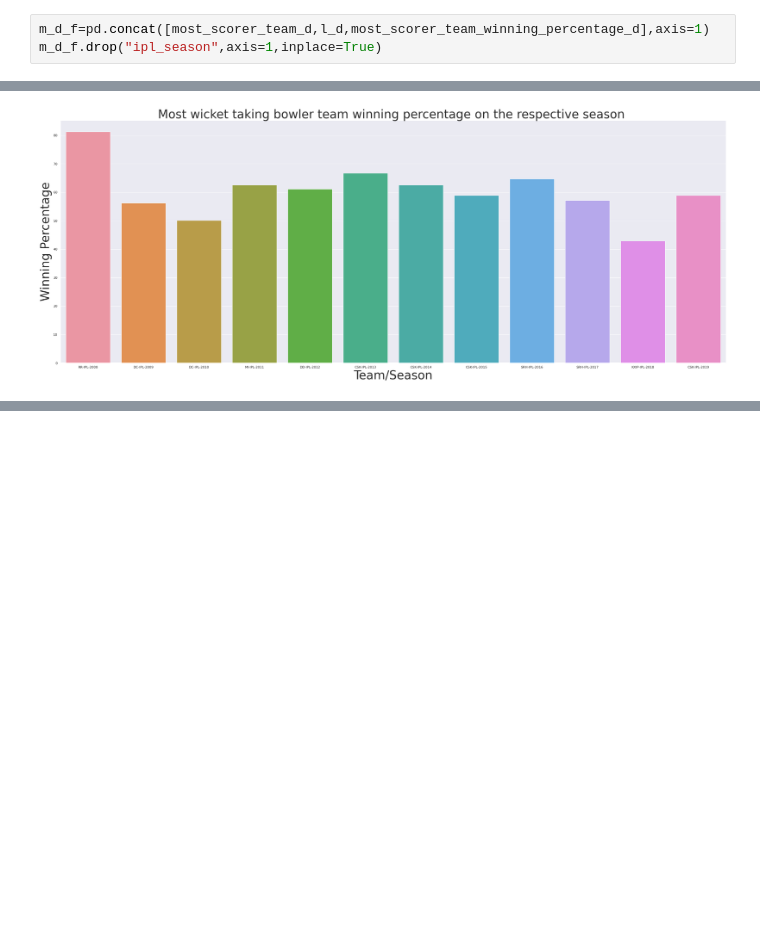
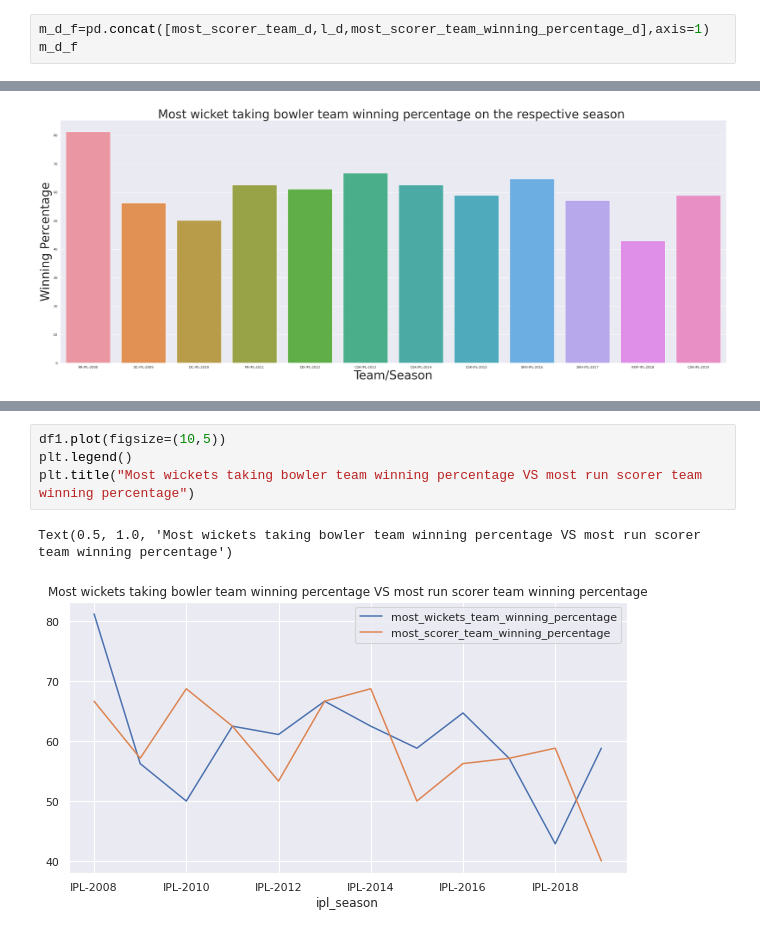
Before and after one commit to akhileshchoudhary1994/IPL-T-20-Cricket-analysis, a Jupyter notebook: Copy_of_IPL_T20_Cricket_Analysis_Capstone_Project.ipynb, the cells around one changed output, grey strips where cells are left out. Saved outputs shown, nothing was run; the diff lists cells and outputs as text; blank space fills up the shorter version.

```diff
--- a/Copy_of_IPL_T20_Cricket_Analysis_Capstone_Project.ipynb
+++ b/Copy_of_IPL_T20_Cricket_Analysis_Capstone_Project.ipynb
@@ -402,4 +402,4 @@ l_d=pd.DataFrame(l,columns=["ipl_season"])
 most_scorer_team_winning_percentage_d=pd.DataFrame(most_scorer_team_winning_percentage,columns=["most_scorer_team_winning_percentage"])
 # %%
 m_d_f=pd.concat([most_scorer_team_d,l_d,most_scorer_team_winning_percentage_d],axis=1)
-m_d_f.drop("ipl_season",axis=1,inplace=True)
+m_d_f
@@ -494,0 +507,7 @@ plt.show()
+# %%
+df1.plot(figsize=(10,5))
+plt.legend()
+plt.title("Most wickets taking bowler team winning percentage VS most run scorer team winning percentage")
+# %% [output]
+Text(0.5, 1.0, 'Most wickets taking bowler team winning percentage VS most run scorer team winning percentage')
+[figure, added]
```
Also changed, not shown: parts of 6 cells of this notebook.
